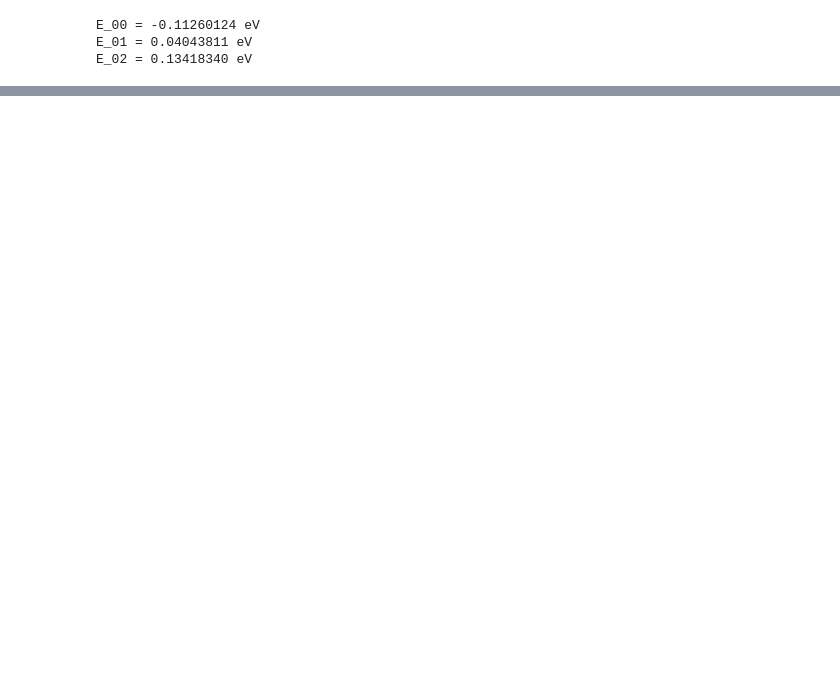
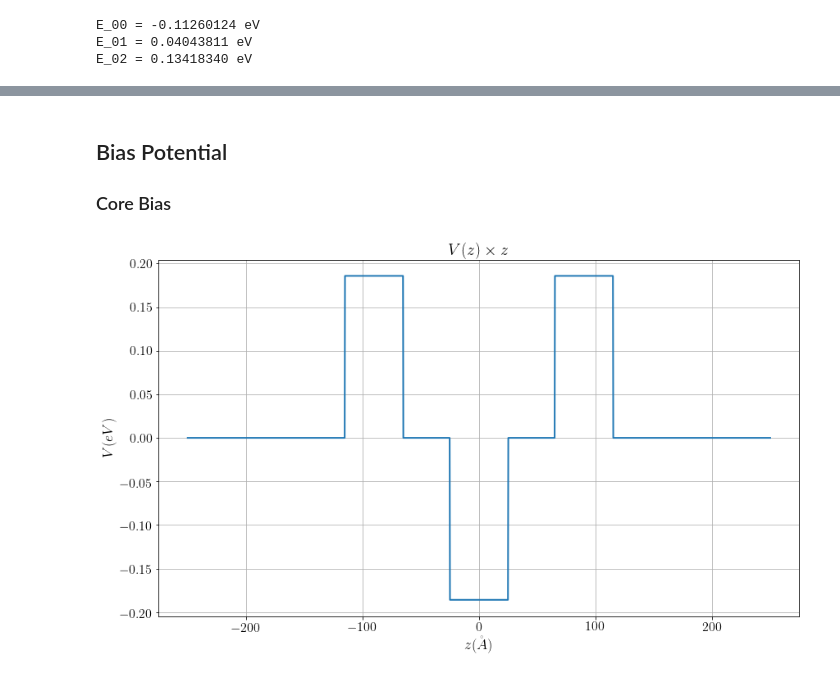
Before and after one commit to thiagolcmelo/time-evolution, a Jupyter notebook: algaas-photocurrent.ipynb, the cells around one changed output, grey strips where cells are left out. Cells and saved outputs as stored; diff of their text form; code cells hidden in the pictures; blank space fills up the shorter version.

```diff
--- a/algaas-photocurrent.ipynb
+++ b/algaas-photocurrent.ipynb
@@ -362,0 +367,14 @@ plt.show()
+# %% [markdown]
+## Bias Potential
+
+### Core Bias
+# %%
+fig, ax = plt.subplots()
+ax.set_xlabel(r'$z (\AA)$')
+ax.set_ylabel(r'$V (eV)$')
+ax.plot(z_ang, V)
+ax.set_title(r"$V(z) \times z$")
+ax.grid(True)
+plt.show()
+# %% [output]
+[figure, added]
```
Also changed, not shown: parts of 23 cells of this notebook.
